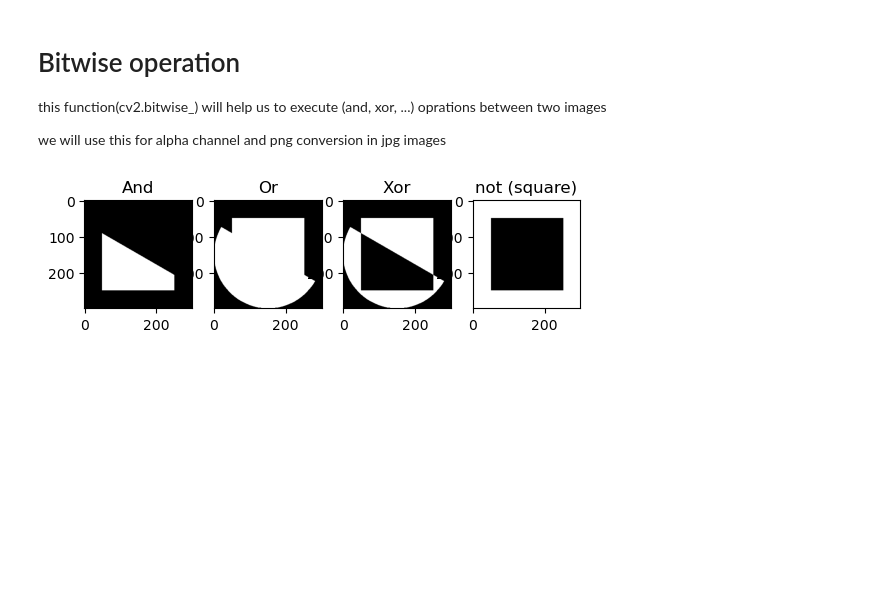
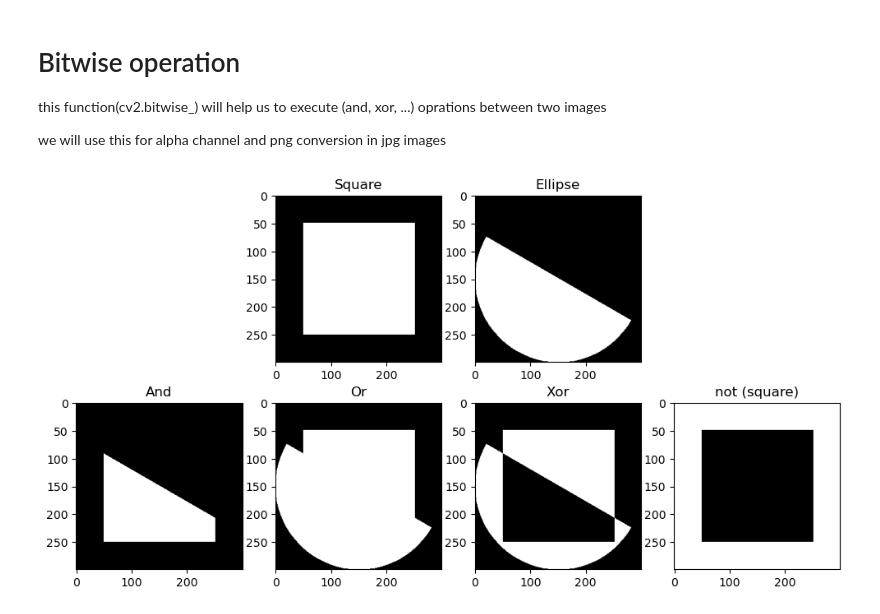
Before and after one commit to Abtinz/Computer-Vision-OpenCV-Yolo, a Jupyter notebook: OpenCV/image processing/bitwise_operations/bitwise_operations.ipynb, the cells around one changed output. Cells and saved outputs as stored; diff of their text form; code cells hidden in the pictures; blank space fills up the shorter version.

```diff
--- a/OpenCV/image processing/bitwise_operations/bitwise_operations.ipynb
+++ b/OpenCV/image processing/bitwise_operations/bitwise_operations.ipynb
@@ -11,26 +11,26 @@ we will use this for alpha channel and png conversion in jpg images
 # %%
 #for test here we will use Mr Alireza AkhavanPour code for testing this operations
 #for more info please checck class.vision in @Alireza-Akhavan github page
 
 square = np.zeros((300, 300), np.uint8)
 cv.rectangle(square, (50, 50), (250, 250), 255, -1)
 
 ellipse = np.zeros((300, 300), "uint8")
 cv.ellipse(ellipse, (150, 150), (150, 150), 30, 0, 180, 255, -1)
 
-plt.subplot(121);plt.imshow(square,cmap='gray');plt.title("square");
-plt.subplot(122);plt.imshow(ellipse,cmap='gray');plt.title("ellipse");
-
 #oprations
 bitwise_and = cv.bitwise_and(square, ellipse)
 bitwise_or = cv.bitwise_or(square, ellipse)
 bitwise_xor = cv.bitwise_xor(square, ellipse)
 bitwise_not_sq = cv.bitwise_not(square)
 
 #ploting the results
+plt.figure(figsize=[12,6])
+plt.subplot(242);plt.imshow(square,cmap='gray');plt.title("Square");
+plt.subplot(243);plt.imshow(ellipse,cmap='gray');plt.title("Ellipse");
 plt.subplot(245);plt.imshow(bitwise_and,cmap='gray');plt.title("And");
 plt.subplot(246);plt.imshow(bitwise_or,cmap='gray');plt.title("Or");
 plt.subplot(247);plt.imshow(bitwise_xor,cmap='gray');plt.title("Xor");
 plt.subplot(248);plt.imshow(bitwise_not_sq,cmap='gray');plt.title("not (square)");
 # %% [output]
-[figure, old version]
+[figure, new version]
```
Also changed, not shown: 2 other files.
